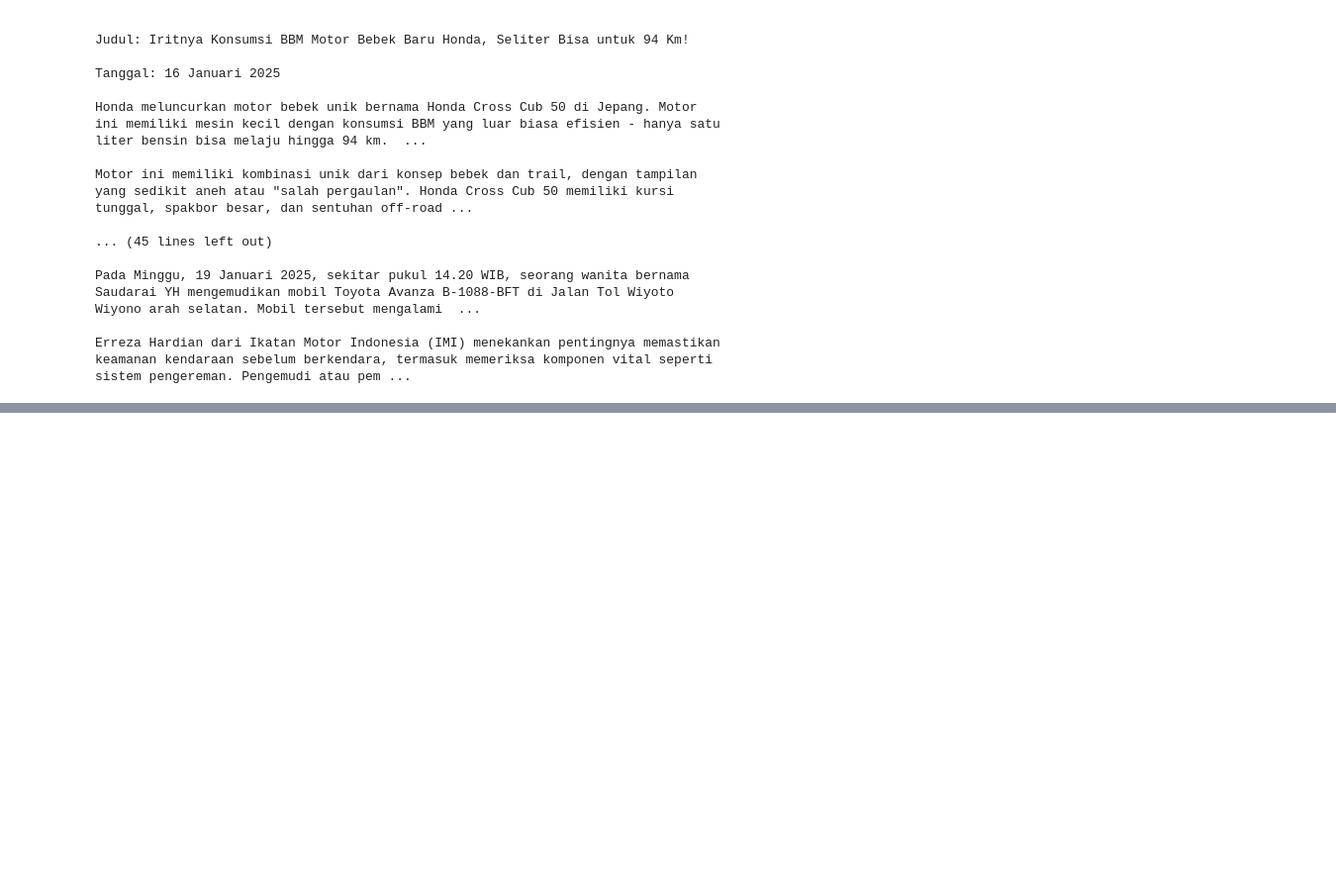
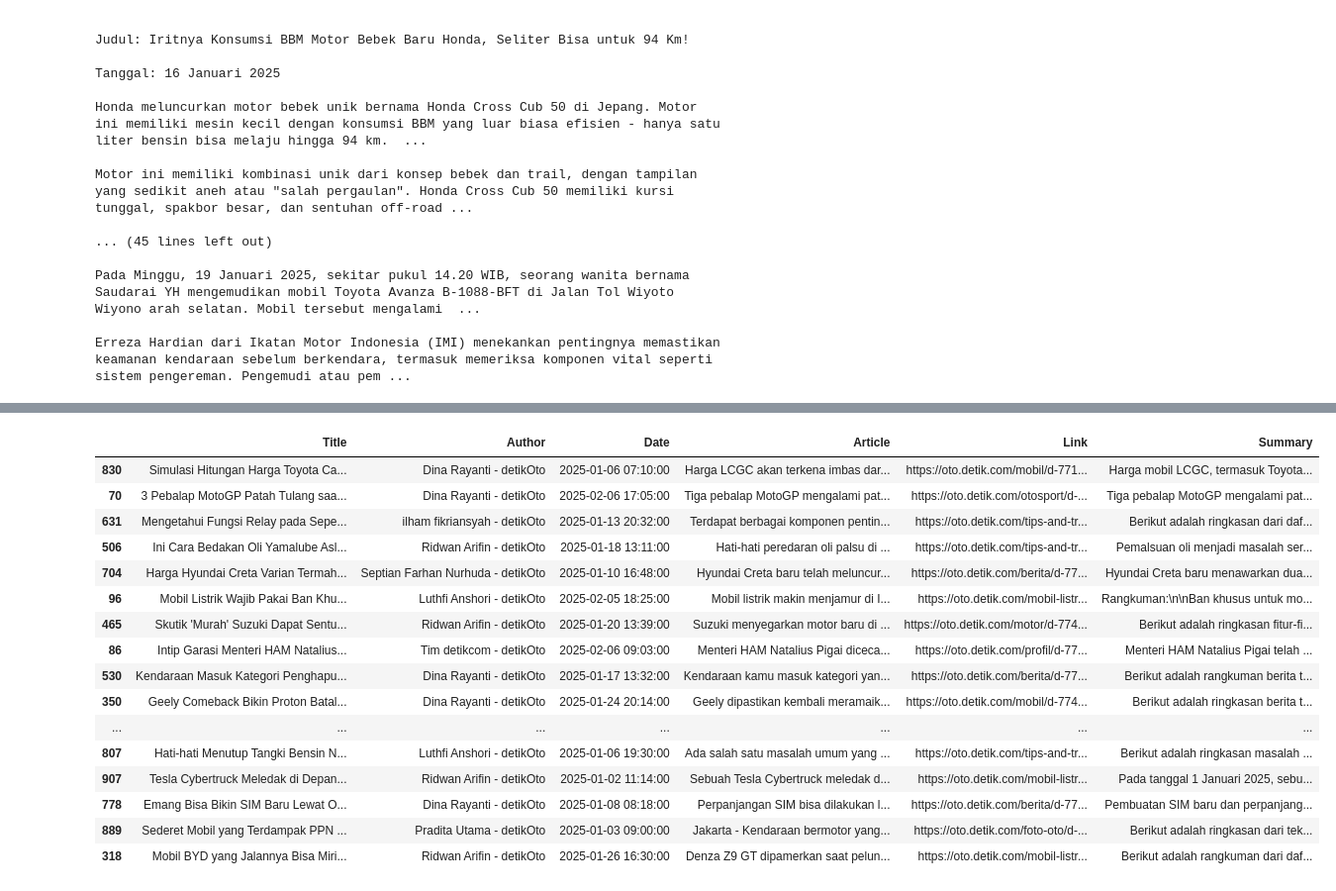
Before and after one commit to muhammadarkan01/news_scrapper, a Jupyter notebook: ipynb_notes/file_one.ipynb, the cells around one changed output, grey strips where cells are left out. Shown at 99% size. Saved outputs shown, nothing was run; the diff lists cells and outputs as text; code cells hidden in the pictures; blank space fills up the shorter version.

Commit message:
Update AI summarization
Adding summarization for articles, using ollama and aya model

```diff
--- a/ipynb_notes/file_one.ipynb
+++ b/ipynb_notes/file_one.ipynb
@@ -500,0 +528,3 @@ ModuleNotFoundError: No module named 'langchain'
+# %%
+df = pd.read_csv('../articles.csv')
+df
@@ -500,0 +545,3 @@ ModuleNotFoundError: No module named 'langchain'
+# %%
+df = df.sample(n=50, random_state=42)
+df
@@ -500,0 +566,30 @@ ModuleNotFoundError: No module named 'langchain'
+# %%
+def generate_summary(raw_item):
+    ollama_model = Ollama(model="aya")
+    system_prompt = f"Anda adalah proofreader yang handal di dunia ini.\n\nContext: {raw_item}\n\nBuatkan rangkuman dari seluruh list dengan bahasa yang mudah dipahami dan singkat"
+    prompt_template = PromptTemplate(input_variables=[], template=system_prompt)
+    llm_chain = LLMChain(llm=ollama_model, prompt=prompt_template)
+    response = llm_chain.run({})
+    return response
+
+# Apply the function to the dataset
+df['Summary'] = df['Article'].apply(lambda x: generate_summary(x))
+df
+# %% [output]
+|  | Title | Author | Date | Article | Link | Summary |
+| 830 | Simulasi Hitungan Harga Toyota Ca... | Dina Rayanti - detikOto | 2025-01-06 07:10:00 | Harga LCGC akan terkena imbas dar... | https://oto.detik.com/mobil/d-771... | Harga mobil LCGC, termasuk Toyota... |
+| 70 | 3 Pebalap MotoGP Patah Tulang saa... | Dina Rayanti - detikOto | 2025-02-06 17:05:00 | Tiga pebalap MotoGP mengalami pat... | https://oto.detik.com/otosport/d-... | Tiga pebalap MotoGP mengalami pat... |
+| 631 | Mengetahui Fungsi Relay pada Sepe... | ilham fikriansyah - detikOto | 2025-01-13 20:32:00 | Terdapat berbagai komponen pentin... | https://oto.detik.com/tips-and-tr... | Berikut adalah ringkasan dari daf... |
+| 506 | Ini Cara Bedakan Oli Yamalube Asl... | Ridwan Arifin - detikOto | 2025-01-18 13:11:00 | Hati-hati peredaran oli palsu di ... | https://oto.detik.com/tips-and-tr... | Pemalsuan oli menjadi masalah ser... |
+| 704 | Harga Hyundai Creta Varian Termah... | Septian Farhan Nurhuda - detikOto | 2025-01-10 16:48:00 | Hyundai Creta baru telah meluncur... | https://oto.detik.com/berita/d-77... | Hyundai Creta baru menawarkan dua... |
+| 96 | Mobil Listrik Wajib Pakai Ban Khu... | Luthfi Anshori - detikOto | 2025-02-05 18:25:00 | Mobil listrik makin menjamur di I... | https://oto.detik.com/mobil-listr... | Rangkuman:\n\nBan khusus untuk mo... |
+| 465 | Skutik 'Murah' Suzuki Dapat Sentu... | Ridwan Arifin - detikOto | 2025-01-20 13:39:00 | Suzuki menyegarkan motor baru di ... | https://oto.detik.com/motor/d-774... | Berikut adalah ringkasan fitur-fi... |
+| 86 | Intip Garasi Menteri HAM Natalius... | Tim detikcom - detikOto | 2025-02-06 09:03:00 | Menteri HAM Natalius Pigai diceca... | https://oto.detik.com/profil/d-77... | Menteri HAM Natalius Pigai telah ... |
+| 530 | Kendaraan Masuk Kategori Penghapu... | Dina Rayanti - detikOto | 2025-01-17 13:32:00 | Kendaraan kamu masuk kategori yan... | https://oto.detik.com/berita/d-77... | Berikut adalah rangkuman berita t... |
+| 350 | Geely Comeback Bikin Proton Batal... | Dina Rayanti - detikOto | 2025-01-24 20:14:00 | Geely dipastikan kembali meramaik... | https://oto.detik.com/mobil/d-774... | Berikut adalah ringkasan berita t... |
+| ... | ... | ... | ... | ... | ... | ... |
+| 807 | Hati-hati Menutup Tangki Bensin N... | Luthfi Anshori - detikOto | 2025-01-06 19:30:00 | Ada salah satu masalah umum yang ... | https://oto.detik.com/tips-and-tr... | Berikut adalah ringkasan masalah ... |
+| 907 | Tesla Cybertruck Meledak di Depan... | Ridwan Arifin - detikOto | 2025-01-02 11:14:00 | Sebuah Tesla Cybertruck meledak d... | https://oto.detik.com/mobil-listr... | Pada tanggal 1 Januari 2025, sebu... |
+| 778 | Emang Bisa Bikin SIM Baru Lewat O... | Dina Rayanti - detikOto | 2025-01-08 08:18:00 | Perpanjangan SIM bisa dilakukan l... | https://oto.detik.com/berita/d-77... | Pembuatan SIM baru dan perpanjang... |
+| 889 | Sederet Mobil yang Terdampak PPN ... | Pradita Utama - detikOto | 2025-01-03 09:00:00 | Jakarta - Kendaraan bermotor yang... | https://oto.detik.com/foto-oto/d-... | Berikut adalah ringkasan dari tek... |
+| 318 | Mobil BYD yang Jalannya Bisa Miri... | Ridwan Arifin - detikOto | 2025-01-26 16:30:00 | Denza Z9 GT dipamerkan saat pelun... | https://oto.detik.com/mobil-listr... | Berikut adalah rangkuman dari daf... |
```
Also changed, not shown: parts of 6 cells of this notebook, 2 other files.
